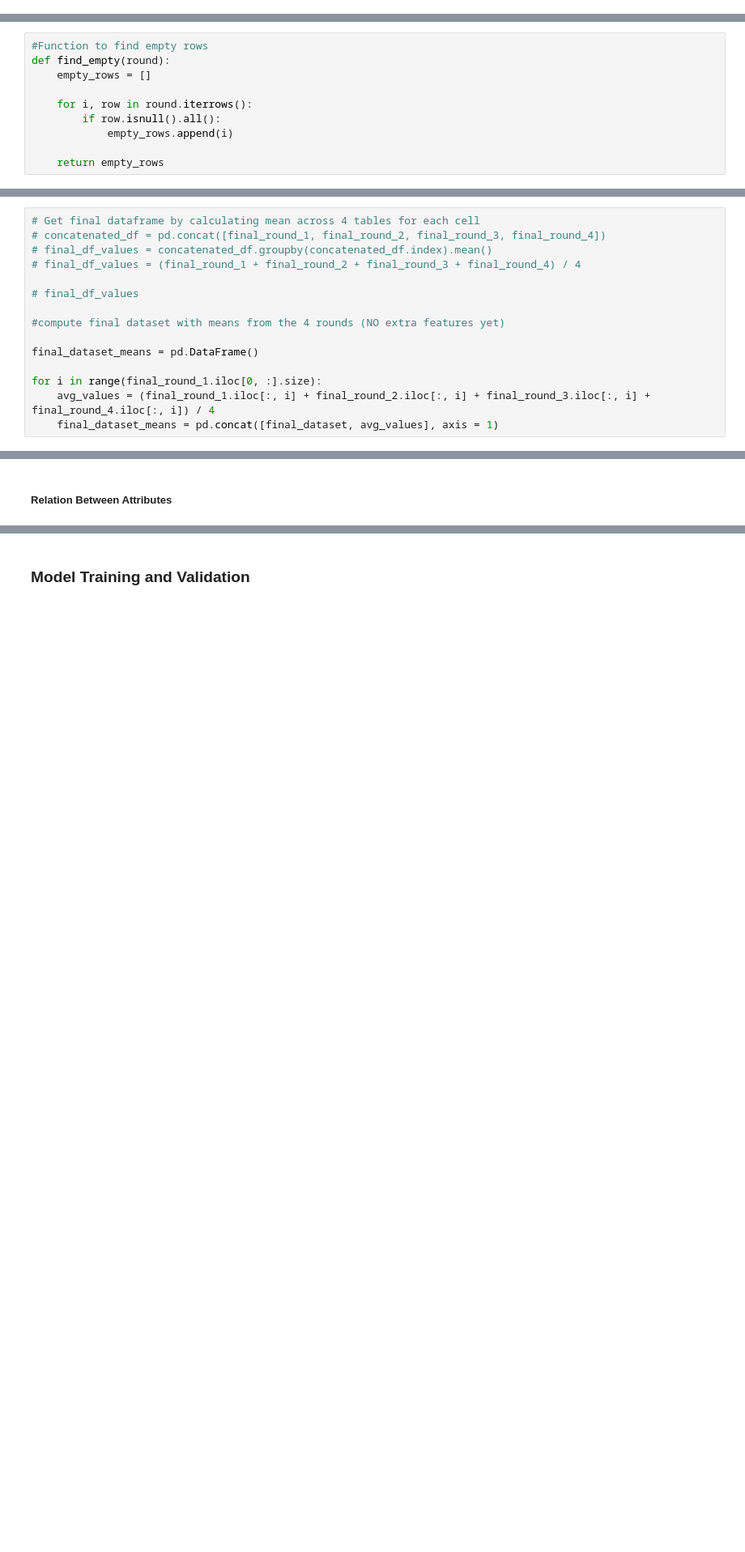
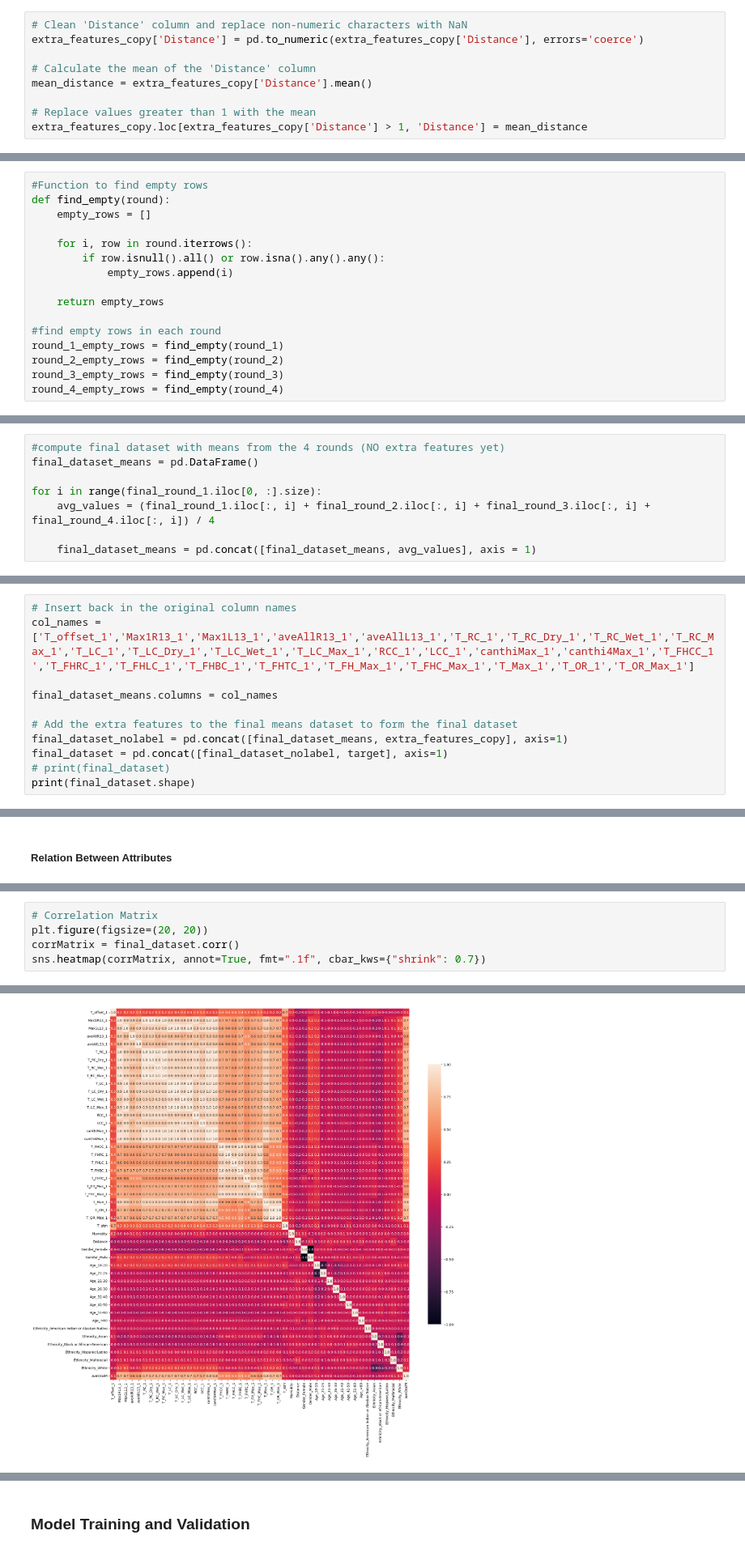
Before and after one commit to Henchen99/EE-559-Project, a Jupyter notebook: EE559_Project_Code.ipynb, the cells around one changed output, grey strips where cells are left out. Shown at 81% size. Drawn from its saved outputs; the diff is of its cells as text; blank space fills up the shorter version.

```diff
--- a/EE559_Project_Code.ipynb
+++ b/EE559_Project_Code.ipynb
@@ -104,0 +93,9 @@ extra_features = training_data_set[['Gender', 'Age', 'Ethnicity', 'T_atm', 'Humi
+# %%
+# Clean 'Distance' column and replace non-numeric characters with NaN
+extra_features_copy['Distance'] = pd.to_numeric(extra_features_copy['Distance'], errors='coerce')
+
+# Calculate the mean of the 'Distance' column
+mean_distance = extra_features_copy['Distance'].mean()
+
+# Replace values greater than 1 with the mean
+extra_features_copy.loc[extra_features_copy['Distance'] > 1, 'Distance'] = mean_distance
@@ -108,7 +119,13 @@ def find_empty(round):
     empty_rows = []
 
     for i, row in round.iterrows():
-        if row.isnull().all():
+        if row.isnull().all() or row.isna().any().any():
             empty_rows.append(i)
 
     return empty_rows
+
+#find empty rows in each round
+round_1_empty_rows = find_empty(round_1)
+round_2_empty_rows = find_empty(round_2)
+round_3_empty_rows = find_empty(round_3)
+round_4_empty_rows = find_empty(round_4)
@@ -178,15 +171,8 @@ print(final_round_1.iloc[0, :].size)
 # %%
-# Get final dataframe by calculating mean across 4 tables for each cell
-# concatenated_df = pd.concat([final_round_1, final_round_2, final_round_3, final_round_4])
-# final_df_values = concatenated_df.groupby(concatenated_df.index).mean()
-# final_df_values = (final_round_1 + final_round_2 + final_round_3 + final_round_4) / 4
-
-# final_df_values
-
 #compute final dataset with means from the 4 rounds (NO extra features yet)
-
 final_dataset_means = pd.DataFrame()
 
 for i in range(final_round_1.iloc[0, :].size):
     avg_values = (final_round_1.iloc[:, i] + final_round_2.iloc[:, i] + final_round_3.iloc[:, i] + final_round_4.iloc[:, i]) / 4
-    final_dataset_means = pd.concat([final_dataset, avg_values], axis = 1)
+
+    final_dataset_means = pd.concat([final_dataset_means, avg_values], axis = 1)
@@ -237,0 +185,11 @@ Length: 115, dtype: object
+# %%
+# Insert back in the original column names
+col_names = ['T_offset_1','Max1R13_1','Max1L13_1','aveAllR13_1','aveAllL13_1','T_RC_1','T_RC_Dry_1','T_RC_Wet_1','T_RC_Max_1','T_LC_1','T_LC_Dry_1','T_LC_Wet_1','T_LC_Max_1','RCC_1','LCC_1','canthiMax_1','canthi4Max_1','T_FHCC_1','T_FHRC_1','T_FHLC_1','T_FHBC_1','T_FHTC_1','T_FH_Max_1','T_FHC_Max_1','T_Max_1','T_OR_1','T_OR_Max_1']
+
+final_dataset_means.columns = col_names
+
+# Add the extra features to the final means dataset to form the final dataset
+final_dataset_nolabel = pd.concat([final_dataset_means, extra_features_copy], axis=1)
+final_dataset = pd.concat([final_dataset_nolabel, target], axis=1)
+# print(final_dataset)
+print(final_dataset.shape)
@@ -266,0 +258,6 @@ Length: 115, dtype: object
+# %%
+# Correlation Matrix
+plt.figure(figsize=(20, 20))
+corrMatrix = final_dataset.corr()
+sns.heatmap(corrMatrix, annot=True, fmt=".1f", cbar_kws={"shrink": 0.7})
+# %% [output]
@@ -266,0 +265 @@ Length: 115, dtype: object
+[figure, added]
```
Also changed, not shown: parts of 83 cells of this notebook.
